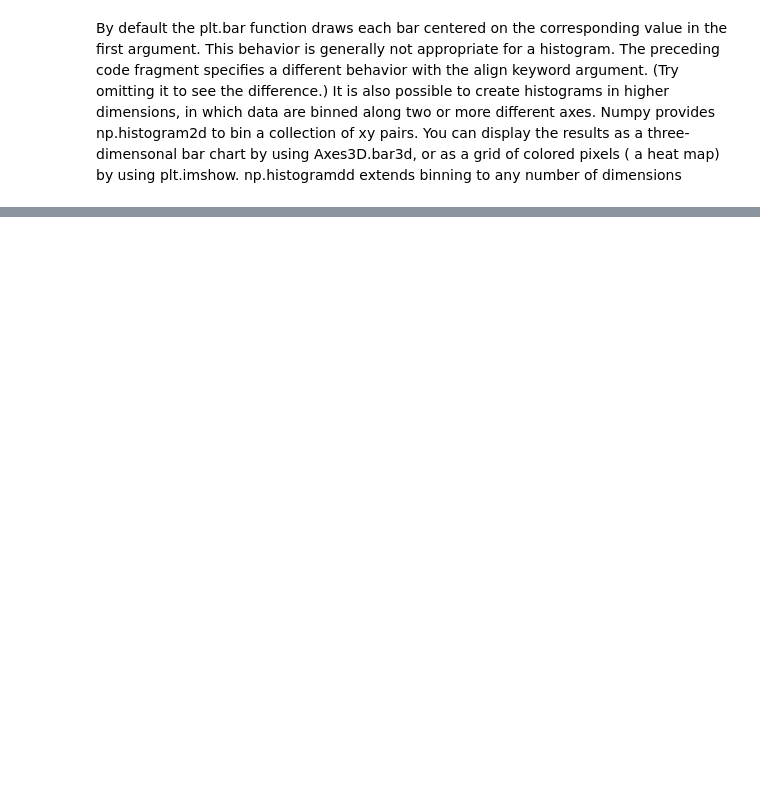
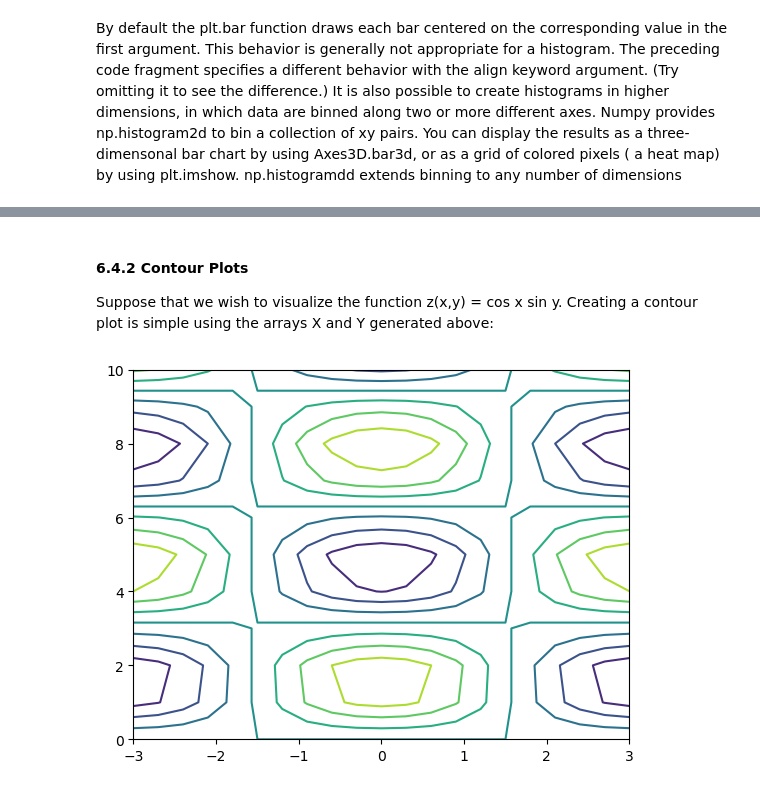
Before and after one commit to e-d-p-9/Physical-Modeling-with-Python, a Jupyter notebook: Ch6/ch6-notes.ipynb, the cells around one changed output, grey strips where cells are left out. Saved outputs shown, nothing was run; the diff lists cells and outputs as text; code cells hidden in the pictures; blank space fills up the shorter version.

```diff
--- a/Ch6/ch6-notes.ipynb
+++ b/Ch6/ch6-notes.ipynb
@@ -606,0 +639,10 @@ left off at page 86 6.4 contour plots, surface plots and heat maps
+# %% [markdown]
+#### 6.4.2 Contour Plots
+
+Suppose that we wish to visualize the function z(x,y) = cos x sin y. Creating a contour plot is simple using the arrays X and Y generated above:
+# %%
+Z = np.cos(X) * np.sin(Y)
+plt.contour(X, Y, Z)
+plt.show()
+# %% [output]
+[figure, added]
```
Also changed, not shown: parts of 25 cells of this notebook.
